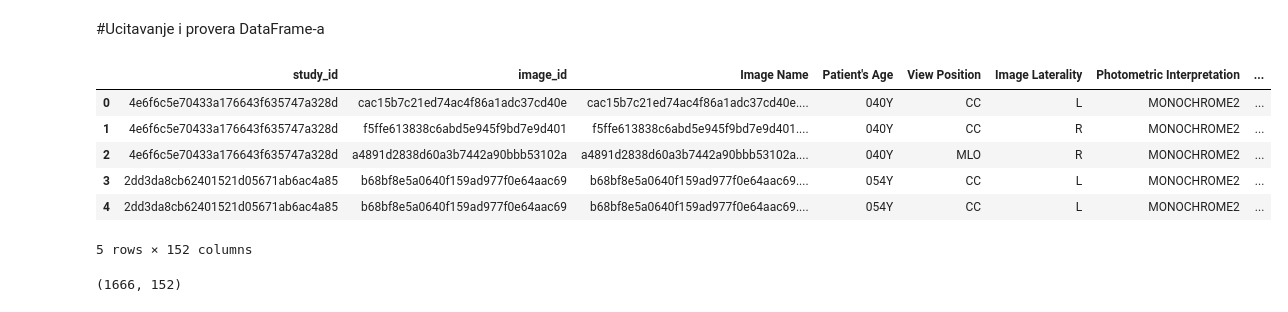
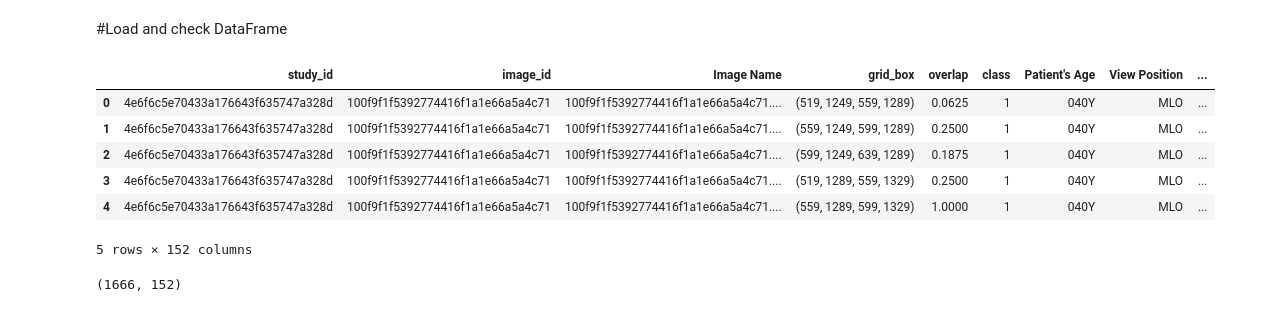
Before and after one commit to dukisima/cross-device-model-testing, a Jupyter notebook: notebooks/main_experiments.ipynb, the cells around one changed output. Saved outputs shown, nothing was run; the diff lists cells and outputs as text; code cells hidden in the pictures.

```diff
--- a/notebooks/main_experiments.ipynb
+++ b/notebooks/main_experiments.ipynb
@@ -17,25 +29,25 @@ import joblib  # Za čuvanje modela
 from sklearn.metrics import confusion_matrix, ConfusionMatrixDisplay
 import matplotlib.pyplot as plt
 import seaborn as sns
-# %% [markdown]
-#Ucitavanje i provera DataFrame-a
+# %% [markdown]
+#Load and check DataFrame
 # %%
 #ovaj kod je da mi ne ucitava bazu svaki put kad kliknem 'run all' jer joj treba dosta da se ucita
 
 if 'df' not in globals():
-    df = pd.read_excel('/content/Final_DB_noPre_256.xlsx')
+    df = pd.read_excel('/content/repo/data/Final_DB_noPre_40x40.xlsx')
     #df = pd.read_excel('data/Final_DB_noPre_40x40.xlsx') if on local machine (Pycharm)
 else:
     print("Baza je već učitana")
 
 df.head()
 # %% [output]
-|  | study_id | image_id | Image Name | Patient's Age | View Position | Image Laterality | Photometric Interpretation | ... |
-| 0 | 4e6f6c5e70433a176643f635747a328d | cac15b7c21ed74ac4f86a1adc37cd40e | cac15b7c21ed74ac4f86a1adc37cd40e.... | 040Y | CC | L | MONOCHROME2 | ... |
-| 1 | 4e6f6c5e70433a176643f635747a328d | f5ffe613838c6abd5e945f9bd7e9d401 | f5ffe613838c6abd5e945f9bd7e9d401.... | 040Y | CC | R | MONOCHROME2 | ... |
-| 2 | 4e6f6c5e70433a176643f635747a328d | a4891d2838d60a3b7442a90bbb53102a | a4891d2838d60a3b7442a90bbb53102a.... | 040Y | MLO | R | MONOCHROME2 | ... |
-| 3 | 2dd3da8cb62401521d05671ab6ac4a85 | b68bf8e5a0640f159ad977f0e64aac69 | b68bf8e5a0640f159ad977f0e64aac69.... | 054Y | CC | L | MONOCHROME2 | ... |
-| 4 | 2dd3da8cb62401521d05671ab6ac4a85 | b68bf8e5a0640f159ad977f0e64aac69 | b68bf8e5a0640f159ad977f0e64aac69.... | 054Y | CC | L | MONOCHROME2 | ... |
+|  | study_id | image_id | Image Name | grid_box | overlap | class | Patient's Age | View Position | ... |
+| 0 | 4e6f6c5e70433a176643f635747a328d | 100f9f1f5392774416f1a1e66a5a4c71 | 100f9f1f5392774416f1a1e66a5a4c71.... | (519, 1249, 559, 1289) | 0.0625 | 1 | 040Y | MLO | ... |
+| 1 | 4e6f6c5e70433a176643f635747a328d | 100f9f1f5392774416f1a1e66a5a4c71 | 100f9f1f5392774416f1a1e66a5a4c71.... | (559, 1249, 599, 1289) | 0.2500 | 1 | 040Y | MLO | ... |
+| 2 | 4e6f6c5e70433a176643f635747a328d | 100f9f1f5392774416f1a1e66a5a4c71 | 100f9f1f5392774416f1a1e66a5a4c71.... | (599, 1249, 639, 1289) | 0.1875 | 1 | 040Y | MLO | ... |
+| 3 | 4e6f6c5e70433a176643f635747a328d | 100f9f1f5392774416f1a1e66a5a4c71 | 100f9f1f5392774416f1a1e66a5a4c71.... | (519, 1289, 559, 1329) | 0.2500 | 1 | 040Y | MLO | ... |
+| 4 | 4e6f6c5e70433a176643f635747a328d | 100f9f1f5392774416f1a1e66a5a4c71 | 100f9f1f5392774416f1a1e66a5a4c71.... | (559, 1289, 599, 1329) | 1.0000 | 1 | 040Y | MLO | ... |
 5 rows × 152 columns
 # %%
 df.dtypes
```
Also changed, not shown: parts of 2 cells of this notebook.
